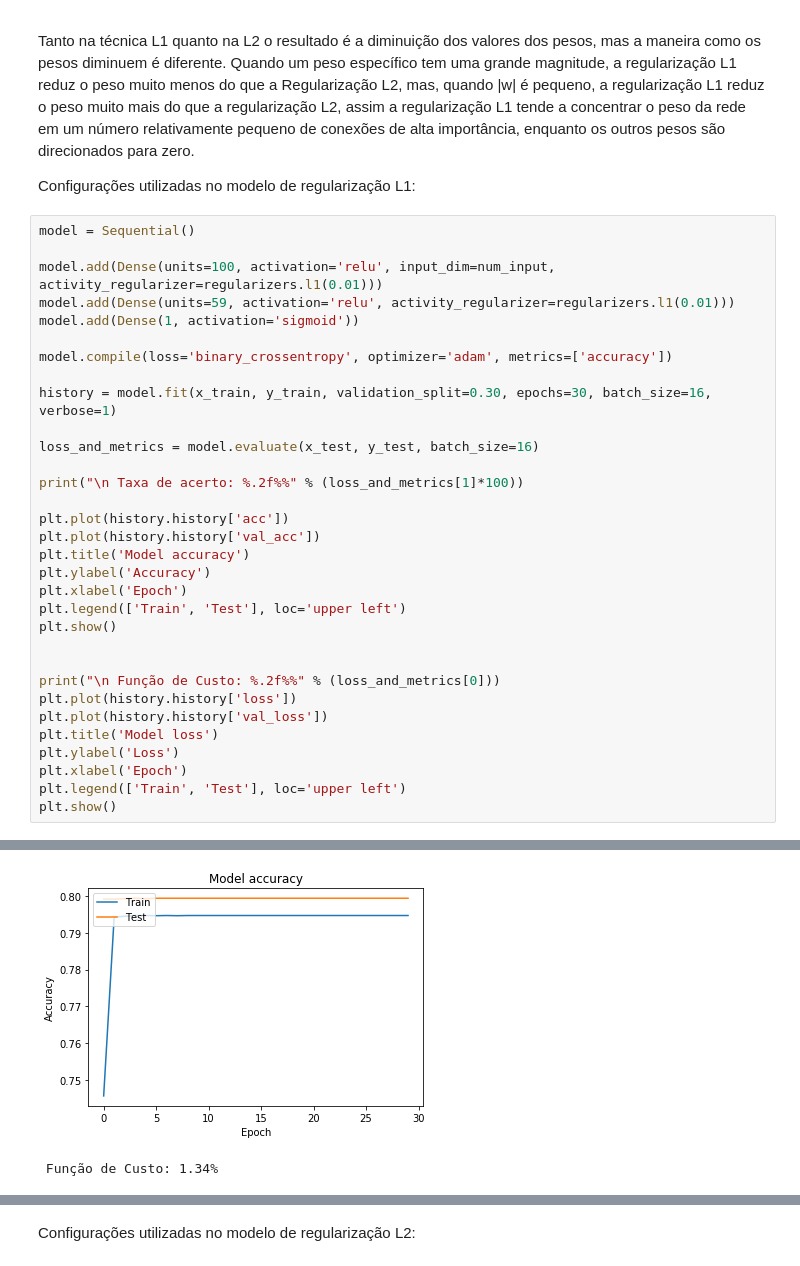
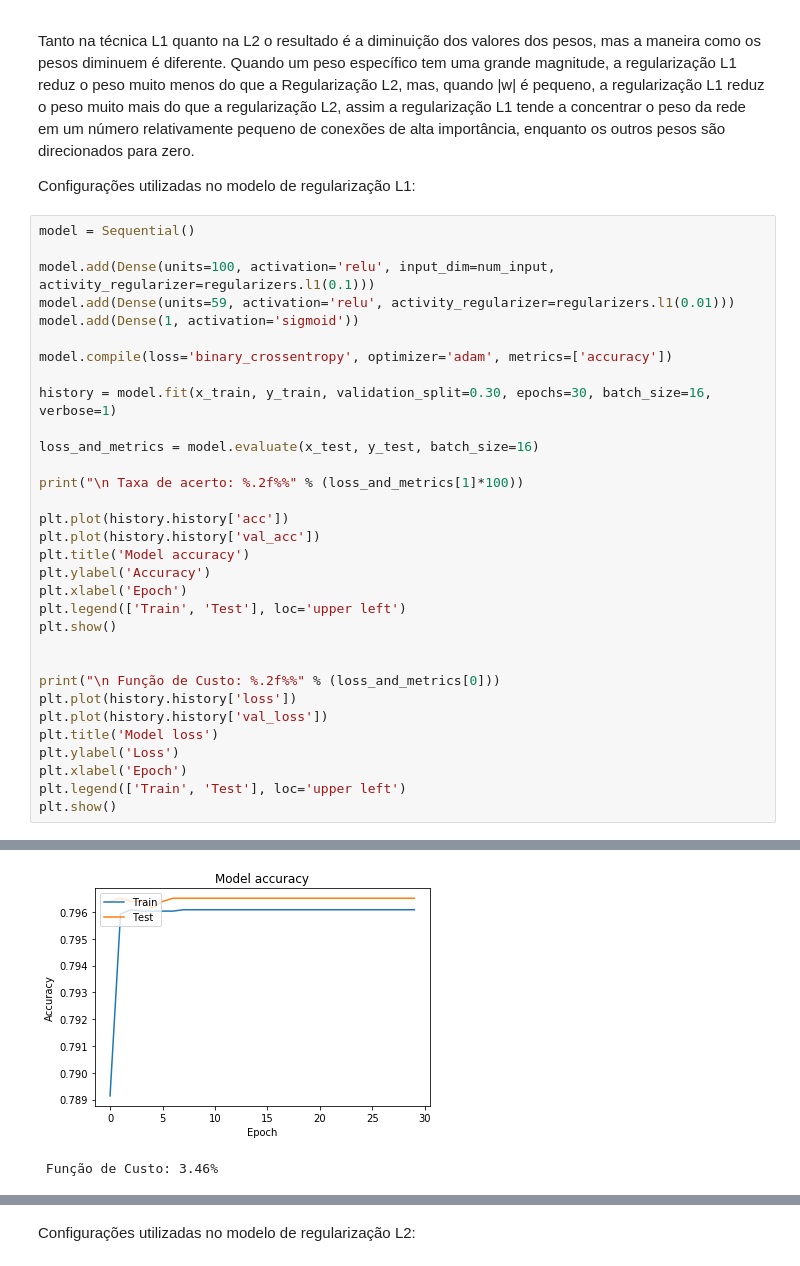
Before and after one commit to ncs92/redes-neurais, a Jupyter notebook: aps-redes-neurais.ipynb, the cells around one changed output, grey strips where cells are left out. Cells and saved outputs as stored; diff of their text form.

Commit message:
alterando as imagens

```diff
--- a/aps-redes-neurais.ipynb
+++ b/aps-redes-neurais.ipynb
@@ -244,7 +245,7 @@ Configurações utilizadas no modelo de regularização L1:
 # %%
 model = Sequential()
 
-model.add(Dense(units=100, activation='relu', input_dim=num_input, activity_regularizer=regularizers.l1(0.01)))
+model.add(Dense(units=100, activation='relu', input_dim=num_input, activity_regularizer=regularizers.l1(0.1)))
 model.add(Dense(units=59, activation='relu', activity_regularizer=regularizers.l1(0.01)))
 model.add(Dense(1, activation='sigmoid'))
 
@@ -294,2 +295,2 @@ Epoch 6/30
-[figure, old version]
+[figure, new version]
- Função de Custo: 1.34%
+ Função de Custo: 3.46%
```
Also changed, not shown: parts of 9 cells of this notebook, 7 other files.
